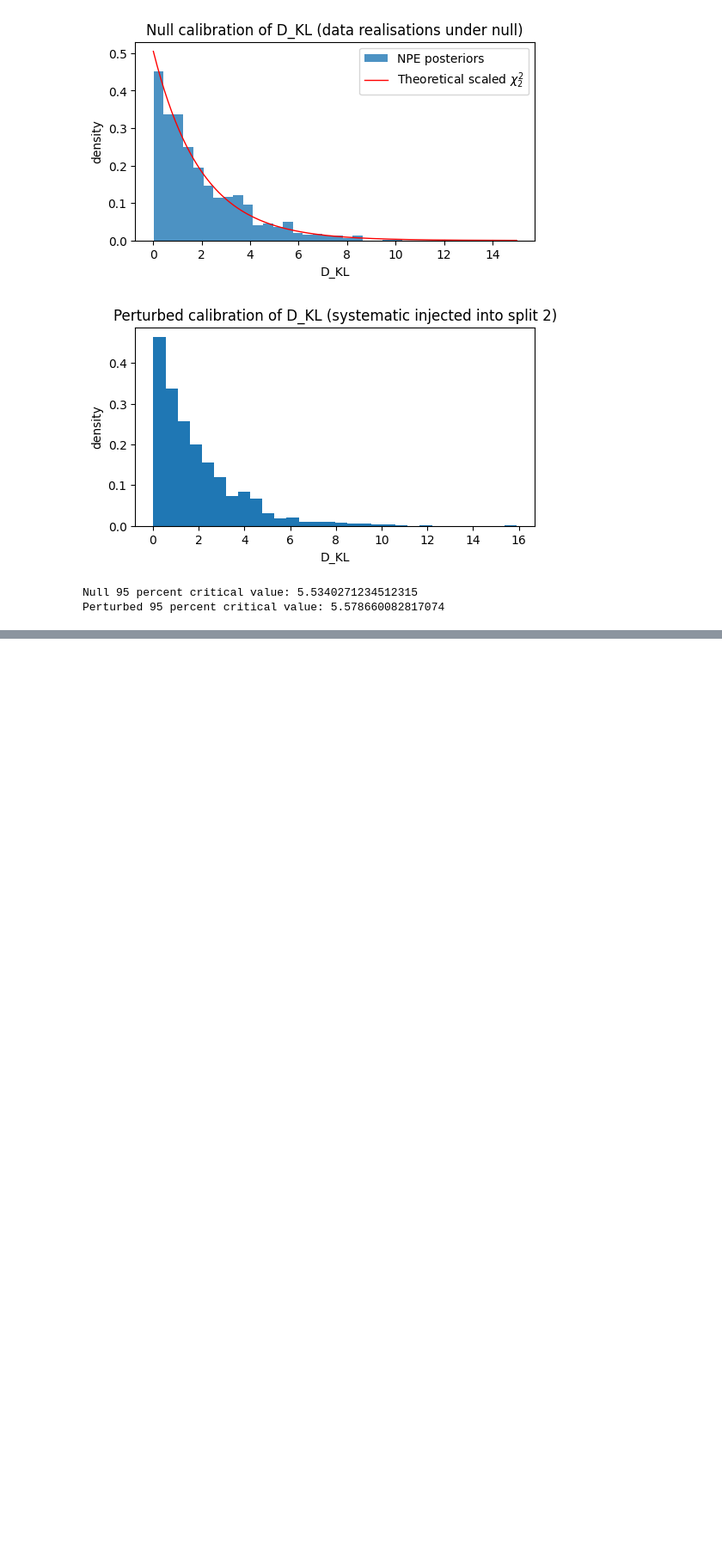
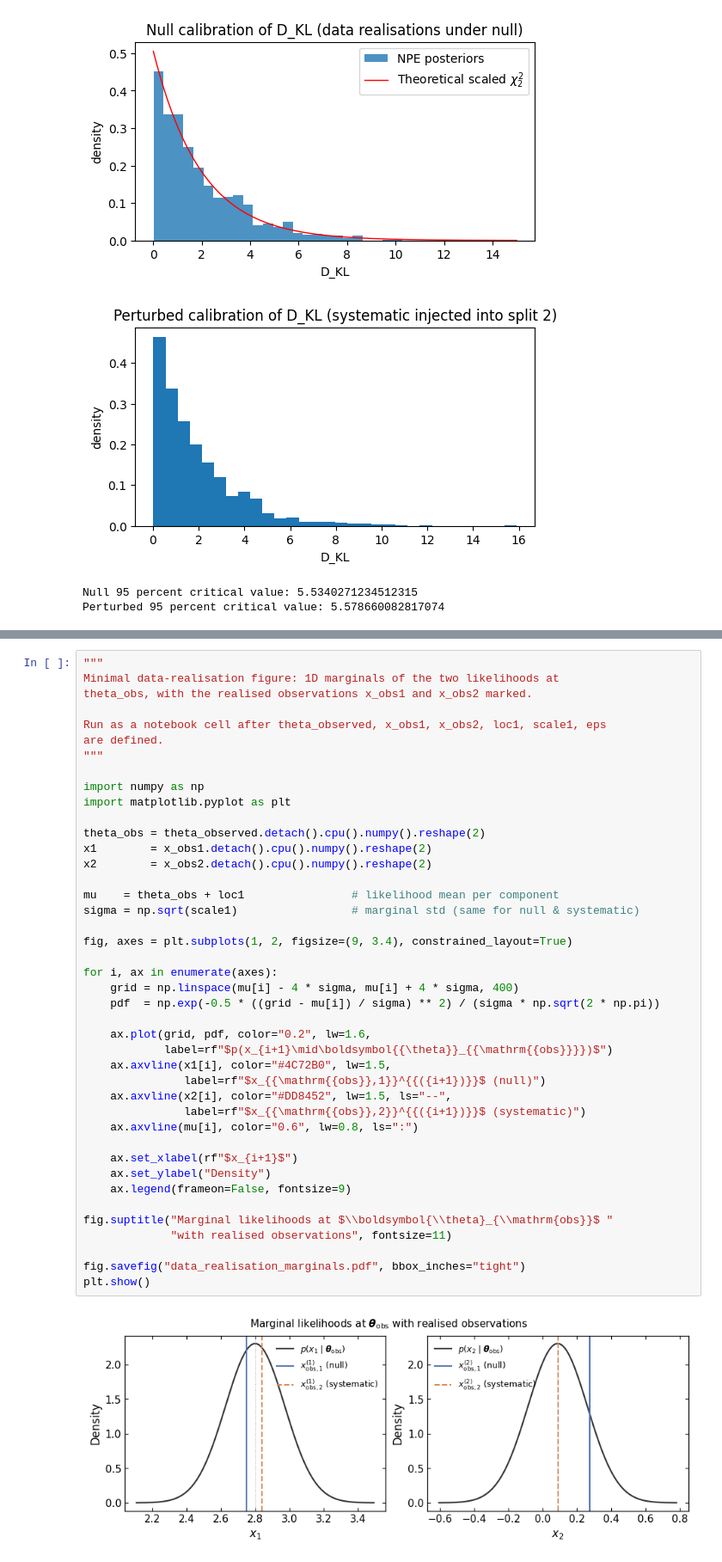
Before and after one commit to jayvasireddy/Part-III-Research-Project, a Jupyter notebook: 2D Gaussian Example/Gaussian_with_off_diag_output.ipynb, the cells around one changed output, grey strips where cells are left out. Shown at 86% size. Saved outputs shown, nothing was run; the diff lists cells and outputs as text; blank space fills up the shorter version.

```diff
--- a/2D Gaussian Example/Gaussian_with_off_diag_output.ipynb
+++ b/2D Gaussian Example/Gaussian_with_off_diag_output.ipynb
@@ -1227,0 +1415,44 @@ Perturbed 95 percent critical value: 5.578660082817074
+# %%
+"""
+Minimal data-realisation figure: 1D marginals of the two likelihoods at
+theta_obs, with the realised observations x_obs1 and x_obs2 marked.
+
+Run as a notebook cell after theta_observed, x_obs1, x_obs2, loc1, scale1, eps
+are defined.
+"""
+
+import numpy as np
+import matplotlib.pyplot as plt
+
+theta_obs = theta_observed.detach().cpu().numpy().reshape(2)
+x1        = x_obs1.detach().cpu().numpy().reshape(2)
+x2        = x_obs2.detach().cpu().numpy().reshape(2)
+
+mu    = theta_obs + loc1                # likelihood mean per component
+sigma = np.sqrt(scale1)                 # marginal std (same for null & systematic)
+
+fig, axes = plt.subplots(1, 2, figsize=(9, 3.4), constrained_layout=True)
+
+for i, ax in enumerate(axes):
+    grid = np.linspace(mu[i] - 4 * sigma, mu[i] + 4 * sigma, 400)
+    pdf  = np.exp(-0.5 * ((grid - mu[i]) / sigma) ** 2) / (sigma * np.sqrt(2 * np.pi))
+
+    ax.plot(grid, pdf, color="0.2", lw=1.6,
+            label=rf"$p(x_{i+1}\mid\boldsymbol{{\theta}}_{{\mathrm{{obs}}}})$")
+    ax.axvline(x1[i], color="#4C72B0", lw=1.5,
+               label=rf"$x_{{\mathrm{{obs}},1}}^{{({i+1})}}$ (null)")
+    ax.axvline(x2[i], color="#DD8452", lw=1.5, ls="--",
+               label=rf"$x_{{\mathrm{{obs}},2}}^{{({i+1})}}$ (systematic)")
+    ax.axvline(mu[i], color="0.6", lw=0.8, ls=":")
+
+    ax.set_xlabel(rf"$x_{i+1}$")
+    ax.set_ylabel("Density")
+    ax.legend(frameon=False, fontsize=9)
+
+fig.suptitle("Marginal likelihoods at $\\boldsymbol{\\theta}_{\\mathrm{obs}}$ "
+             "with realised observations", fontsize=11)
+
+fig.savefig("data_realisation_marginals.pdf", bbox_inches="tight")
+plt.show()
+# %% [output]
+[figure, added]
```
Also changed, not shown: parts of 8 cells of this notebook, 5 other files.
